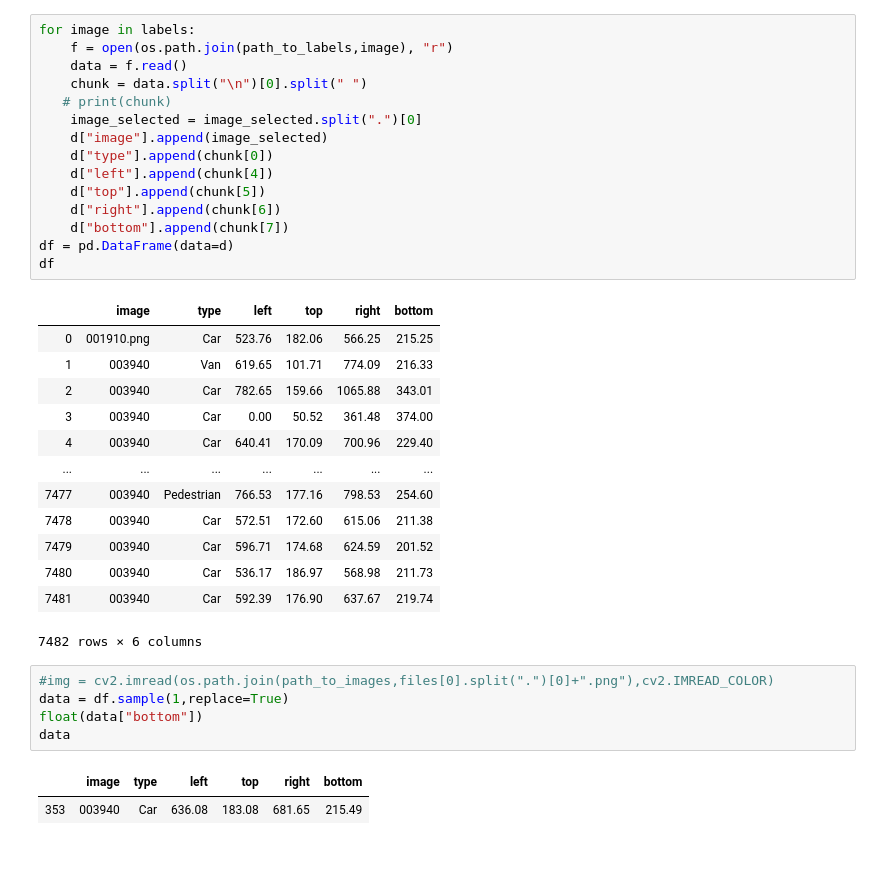
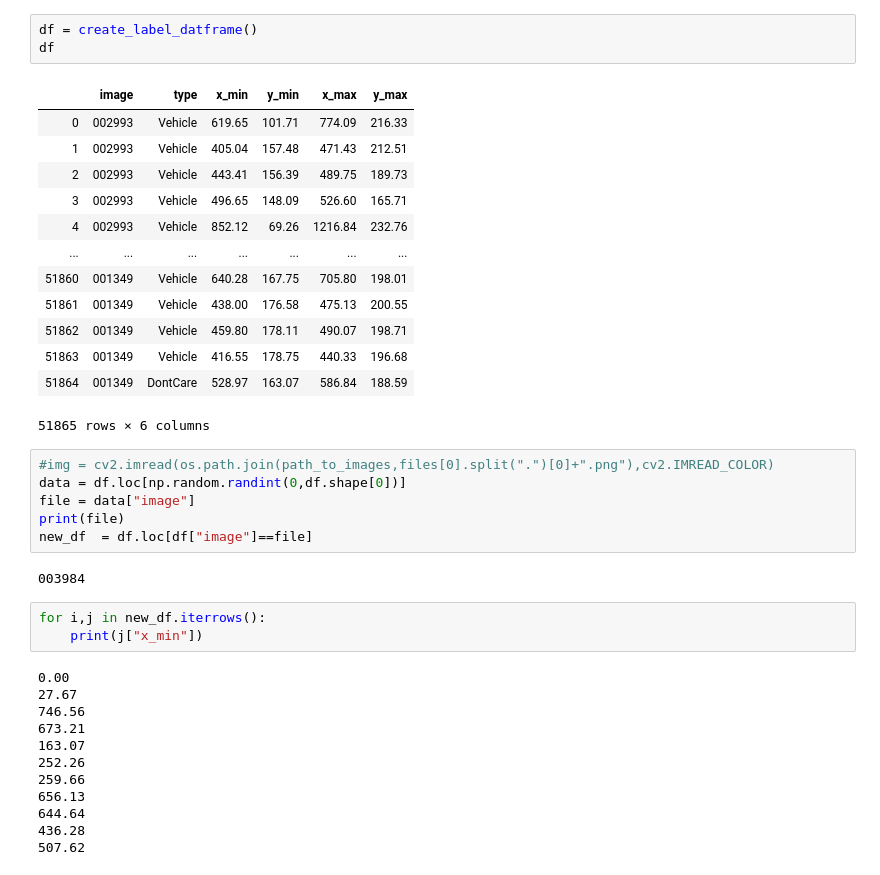
Before and after one commit to Marcelo5444/Yolov3, a Jupyter notebook: Anchor_setup.ipynb, the cells around one changed output. Cells and saved outputs as stored; diff of their text form.

```diff
--- a/Anchor_setup.ipynb
+++ b/Anchor_setup.ipynb
@@ -31,37 +11,40 @@ data = f.read()
-# %%
-for image in labels:
-    f = open(os.path.join(path_to_labels,image), "r")
-    data = f.read()
-    chunk = data.split("\n")[0].split(" ")
-   # print(chunk)
-    image_selected = image_selected.split(".")[0]
-    d["image"].append(image_selected)
-    d["type"].append(chunk[0])
-    d["left"].append(chunk[4])
-    d["top"].append(chunk[5])
-    d["right"].append(chunk[6])
-    d["bottom"].append(chunk[7])
-df = pd.DataFrame(data=d)
-df
-# %% [output]
-|  | image | type | left | top | right | bottom |
-| 0 | 001910.png | Car | 523.76 | 182.06 | 566.25 | 215.25 |
-| 1 | 003940 | Van | 619.65 | 101.71 | 774.09 | 216.33 |
-| 2 | 003940 | Car | 782.65 | 159.66 | 1065.88 | 343.01 |
-| 3 | 003940 | Car | 0.00 | 50.52 | 361.48 | 374.00 |
-| 4 | 003940 | Car | 640.41 | 170.09 | 700.96 | 229.40 |
-| ... | ... | ... | ... | ... | ... | ... |
-| 7477 | 003940 | Pedestrian | 766.53 | 177.16 | 798.53 | 254.60 |
-| 7478 | 003940 | Car | 572.51 | 172.60 | 615.06 | 211.38 |
-| 7479 | 003940 | Car | 596.71 | 174.68 | 624.59 | 201.52 |
-| 7480 | 003940 | Car | 536.17 | 186.97 | 568.98 | 211.73 |
-| 7481 | 003940 | Car | 592.39 | 176.90 | 637.67 | 219.74 |
-7482 rows × 6 columns
+# %%
+df = create_label_datframe()
+df
+# %% [output]
+|  | image | type | x_min | y_min | x_max | y_max |
+| 0 | 002993 | Vehicle | 619.65 | 101.71 | 774.09 | 216.33 |
+| 1 | 002993 | Vehicle | 405.04 | 157.48 | 471.43 | 212.51 |
+| 2 | 002993 | Vehicle | 443.41 | 156.39 | 489.75 | 189.73 |
+| 3 | 002993 | Vehicle | 496.65 | 148.09 | 526.60 | 165.71 |
+| 4 | 002993 | Vehicle | 852.12 | 69.26 | 1216.84 | 232.76 |
+| ... | ... | ... | ... | ... | ... | ... |
+| 51860 | 001349 | Vehicle | 640.28 | 167.75 | 705.80 | 198.01 |
+| 51861 | 001349 | Vehicle | 438.00 | 176.58 | 475.13 | 200.55 |
+| 51862 | 001349 | Vehicle | 459.80 | 178.11 | 490.07 | 198.71 |
+| 51863 | 001349 | Vehicle | 416.55 | 178.75 | 440.33 | 196.68 |
+| 51864 | 001349 | DontCare | 528.97 | 163.07 | 586.84 | 188.59 |
+51865 rows × 6 columns
 # %%
 #img = cv2.imread(os.path.join(path_to_images,files[0].split(".")[0]+".png"),cv2.IMREAD_COLOR)
-data = df.sample(1,replace=True)
-float(data["bottom"])
-data
+data = df.loc[np.random.randint(0,df.shape[0])]
+file = data["image"]
+print(file)
+new_df  = df.loc[df["image"]==file]
 # %% [output]
-|  | image | type | left | top | right | bottom |
-| 353 | 003940 | Car | 636.08 | 183.08 | 681.65 | 215.49 |
+003984
+# %%
+for i,j in new_df.iterrows():
+    print(j["x_min"])
+# %% [output]
+0.00
+27.67
+746.56
+673.21
+163.07
+252.26
+259.66
+656.13
+644.64
+436.28
+507.62
```
Also changed, not shown: parts of 9 cells of this notebook.
